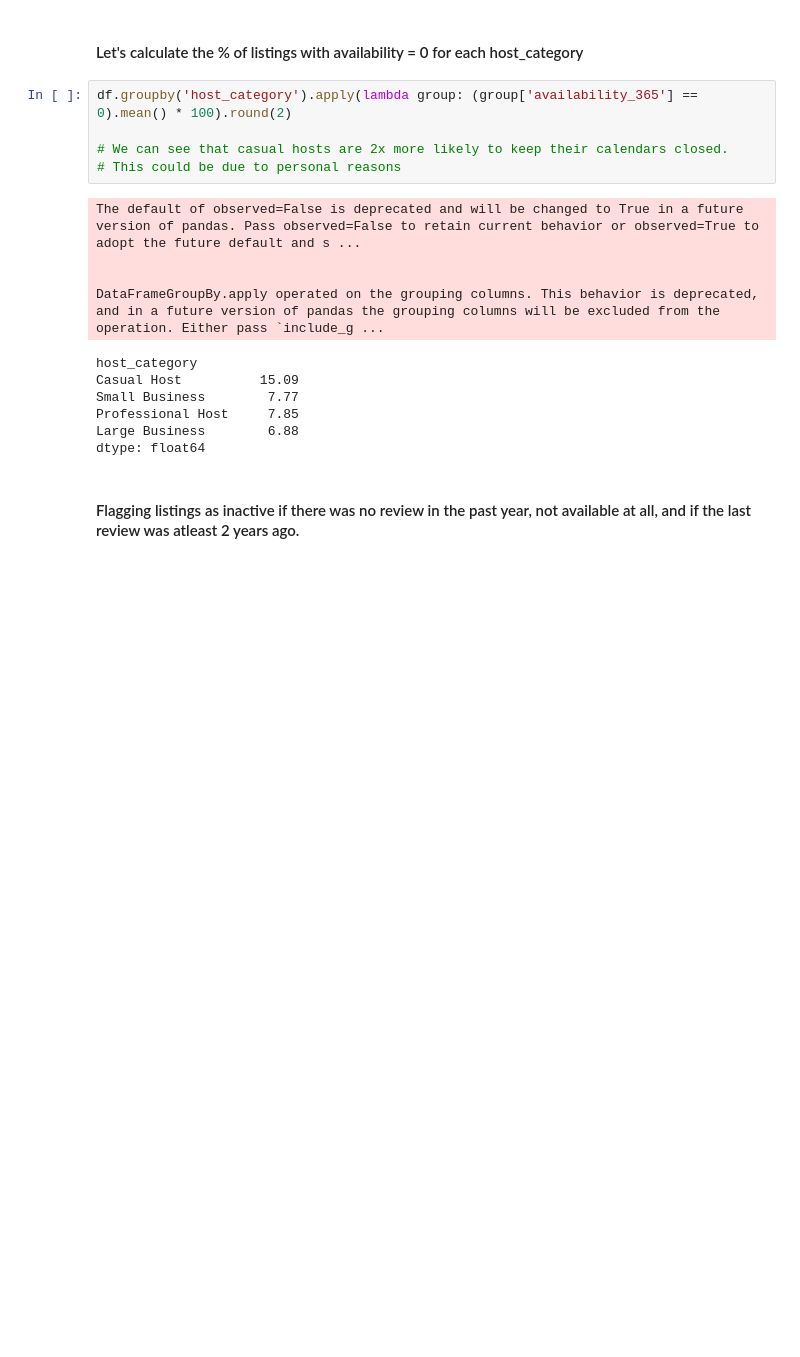
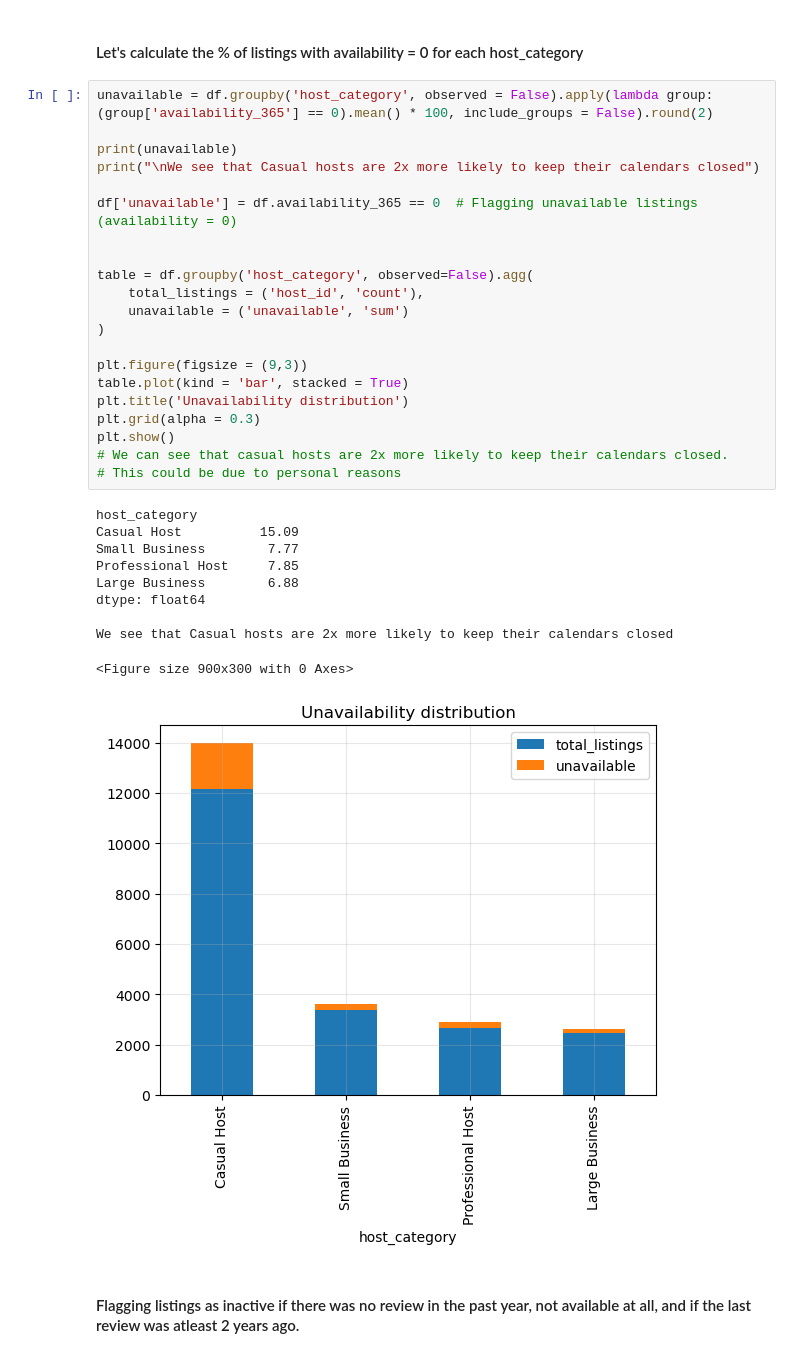
Before and after one commit to orsan123/Airbnb-Listings-Data-Analysis, a Jupyter notebook: EDA.ipynb, the cells around one changed output. Drawn from its saved outputs; the diff is of its cells as text; blank space fills up the shorter version.

```diff
--- a/EDA.ipynb
+++ b/EDA.ipynb
@@ -135,21 +137,37 @@ Percentage of listings that has 0 number of reviews in the last year in the unav
 # %% [markdown]
 #### Let's calculate the % of listings with availability = 0 for each host_category
 # %%
-df.groupby('host_category').apply(lambda group: (group['availability_365'] == 0).mean() * 100).round(2)
+unavailable = df.groupby('host_category', observed = False).apply(lambda group: (group['availability_365'] == 0).mean() * 100, include_groups = False).round(2)
 
+print(unavailable)
+print("\nWe see that Casual hosts are 2x more likely to keep their calendars closed")
+
+df['unavailable'] = df.availability_365 == 0  # Flagging unavailable listings (availability = 0)
+
+
+table = df.groupby('host_category', observed=False).agg(
+    total_listings = ('host_id', 'count'),
+    unavailable = ('unavailable', 'sum')
+)
+
+plt.figure(figsize = (9,3))
+table.plot(kind = 'bar', stacked = True)
+plt.title('Unavailability distribution')
+plt.grid(alpha = 0.3)
+plt.show()
 # We can see that casual hosts are 2x more likely to keep their calendars closed.
 # This could be due to personal reasons
 # %% [output]
-The default of observed=False is deprecated and will be changed to True in a future version of pandas. Pass observed=False to retain current behavior or observed=True to adopt the future default and s ...
+host_category
+Casual Host          15.09
+Small Business        7.77
+Professional Host     7.85
+Large Business        6.88
+dtype: float64
 
-
-DataFrameGroupBy.apply operated on the grouping columns. This behavior is deprecated, and in a future version of pandas the grouping columns will be excluded from the operation. Either pass `include_g ...
+We see that Casual hosts are 2x more likely to keep their calendars closed
-host_category
-Casual Host          15.09
-Small Business        7.77
-Professional Host     7.85
-Large Business        6.88
-dtype: float64
+<Figure size 900x300 with 0 Axes>
+[figure, added]
 # %% [markdown]
 #### Flagging listings as inactive if there was no review in the past year, not available at all, and if the last review was atleast 2 years ago.
 # %%
```
Also changed, not shown: parts of 3 cells of this notebook.
